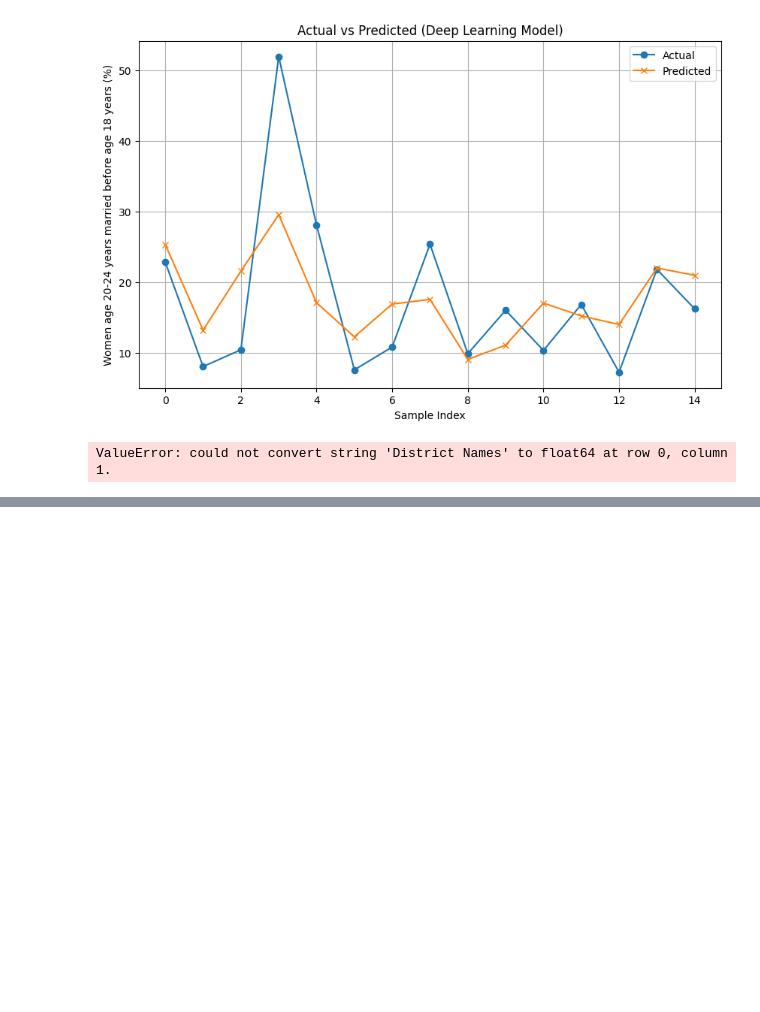
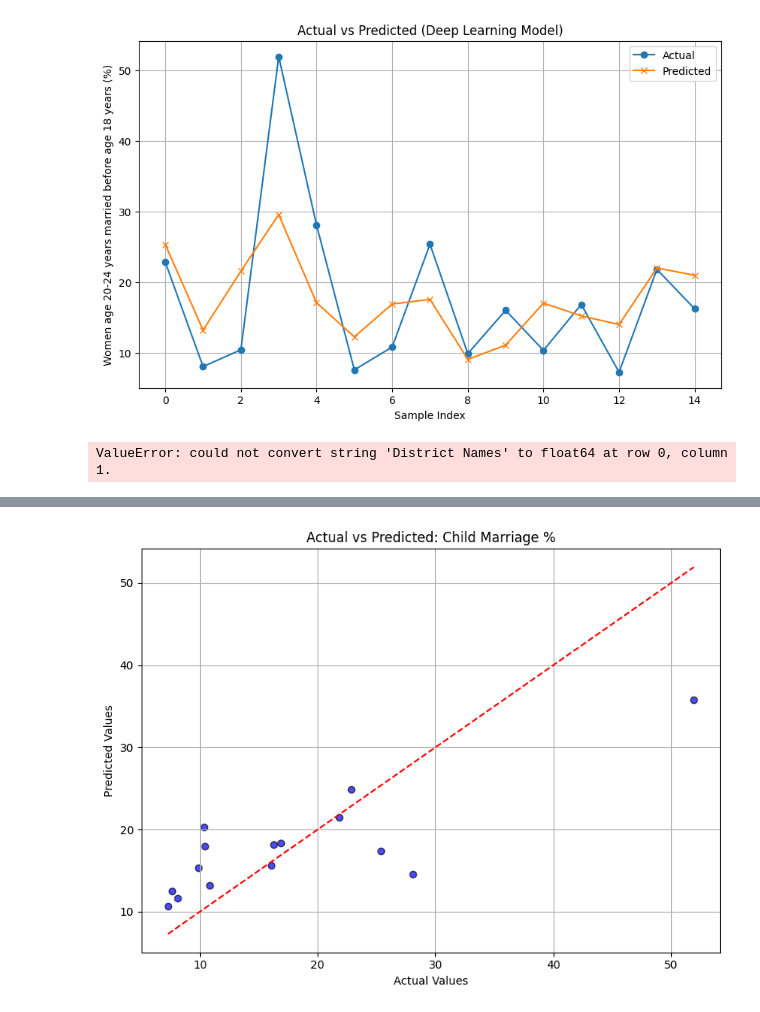
Before and after one commit to aditya2k5/women_corelation_dataset, a Jupyter notebook: wemon_corelation.ipynb, the cells around one changed output, grey strips where cells are left out. Drawn from its saved outputs; the diff is of its cells as text; code cells hidden in the pictures; blank space fills up the shorter version.

```diff
--- a/wemon_corelation.ipynb
+++ b/wemon_corelation.ipynb
@@ -669,0 +870,86 @@ ValueError: could not convert string 'District Names' to float64 at row 0, colum
+# %%
+import pandas as pd
+import numpy as np
+import matplotlib.pyplot as plt
+from tensorflow.keras.models import Sequential
+from tensorflow.keras.layers import Dense
+from tensorflow.keras.callbacks import EarlyStopping
+from sklearn.preprocessing import StandardScaler
+from sklearn.model_selection import train_test_split
+from sklearn.metrics import mean_absolute_error, mean_squared_error, r2_score
+
+# Load dataset
+df = pd.read_csv('WomenCorrelation.csv')
+
+# Select features and target
+X = df[['Women (age 15-49) who are literate4 (%)',
+        'Female population age 6 years and above who ever attended school (%)',
+        'Households using clean fuel for cooking3 (%)']].values
+
+y = df['Women age 20-24 years married before age 18 years (%)'].values
+
+# Normalize features
+scaler = StandardScaler()
+X_scaled = scaler.fit_transform(X)
+
+# Train-test split
+X_train, X_test, y_train, y_test = train_test_split(X_scaled, y, test_size=0.2, random_state=42)
+
+# Define deep neural network model
+model = Sequential()
+model.add(Dense(64, input_shape=(X_train.shape[1],), activation='relu'))
+model.add(Dense(32, activation='relu'))
+model.add(Dense(16, activation='relu'))
+model.add(Dense(1, activation='linear'))
+
+# Compile the model
+model.compile(optimizer='adam', loss='mean_squared_error', metrics=['mae', 'mse'])
+
+# Early stopping to prevent overfitting
+early_stop = EarlyStopping(monitor='val_loss', patience=10, restore_best_weights=True)
+
+# Train the model
+history = model.fit(X_train, y_train,
+                    validation_split=0.2,
+                    epochs=200,
+                    batch_size=8,
+                    callbacks=[early_stop],
+                    verbose=1)
+
+# Predict on test set
+y_pred = model.predict(X_test).flatten()
+
+# Metrics
+mae = mean_absolute_error(y_test, y_pred)
+mse = mean_squared_error(y_test, y_pred)
+rmse = np.sqrt(mse)
+r2 = r2_score(y_test, y_pred)
+
+print(f"\nMean Absolute Error (MAE): {mae:.2f}")
+print(f"Mean Squared Error (MSE): {mse:.2f}")
+print(f"Root Mean Squared Error (RMSE): {rmse:.2f}")
+print(f"R² Score: {r2:.2f}")
+
+# Plot: Actual vs Predicted
+plt.figure(figsize=(8, 6))
+plt.scatter(y_test, y_pred, edgecolor='k', color='blue', alpha=0.7)
+plt.plot([y_test.min(), y_test.max()], [y_test.min(), y_test.max()], 'r--')
+plt.xlabel('Actual Values')
+plt.ylabel('Predicted Values')
+plt.title('Actual vs Predicted: Child Marriage %')
+plt.grid(True)
+plt.tight_layout()
+plt.show()
+
+# Plot: Training & Validation Loss
+plt.figure(figsize=(8, 5))
+plt.plot(history.history['loss'], label='Train Loss')
+plt.plot(history.history['val_loss'], label='Validation Loss')
+plt.xlabel('Epoch')
+plt.ylabel('Loss (MSE)')
+plt.title('Training vs Validation Loss')
+plt.legend()
+plt.grid(True)
+plt.tight_layout()
+plt.show()
+# %% [output]
@@ -669,0 +974 @@ ValueError: could not convert string 'District Names' to float64 at row 0, colum
+[figure, added]
```
Also changed, not shown: parts of 6 cells of this notebook.
